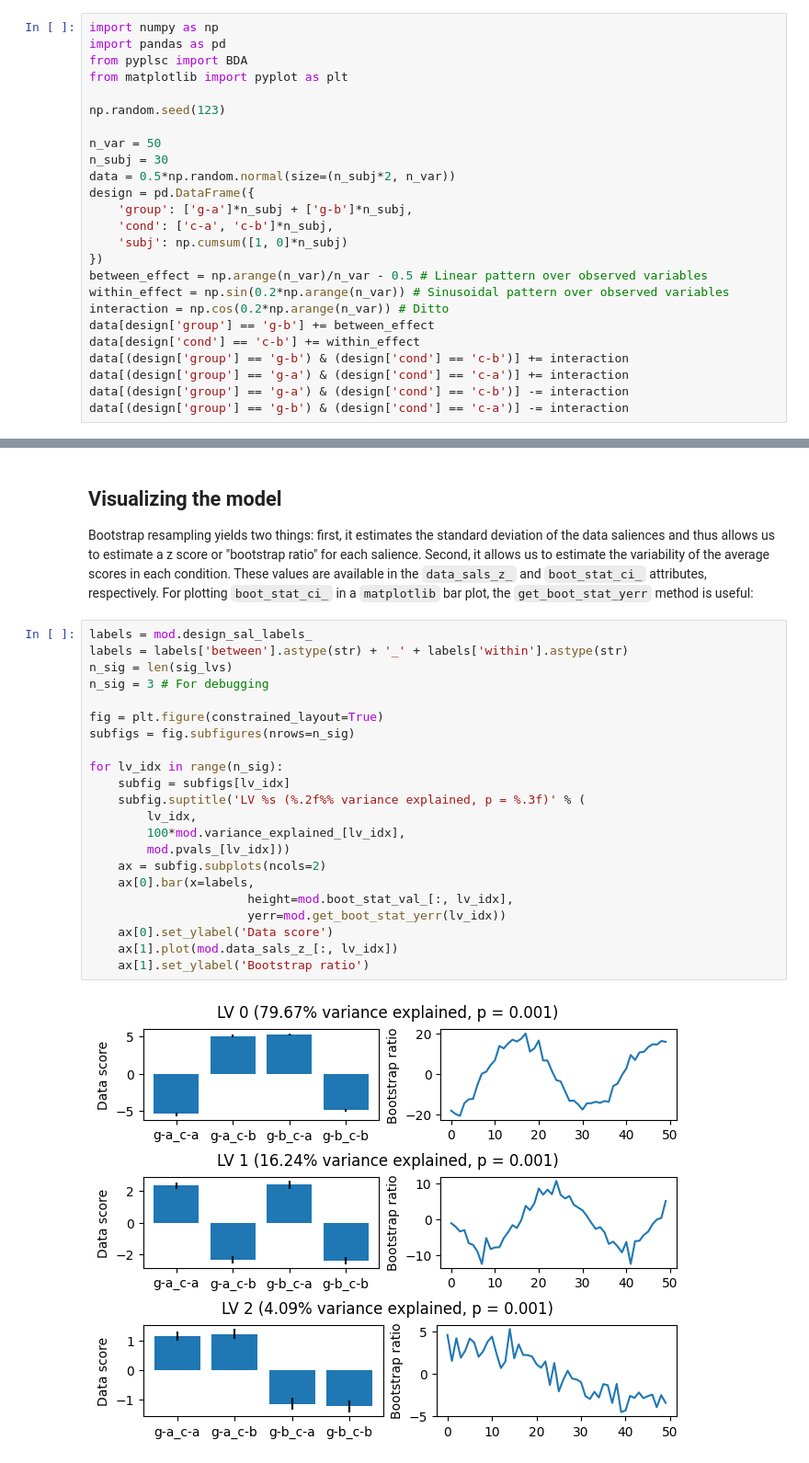
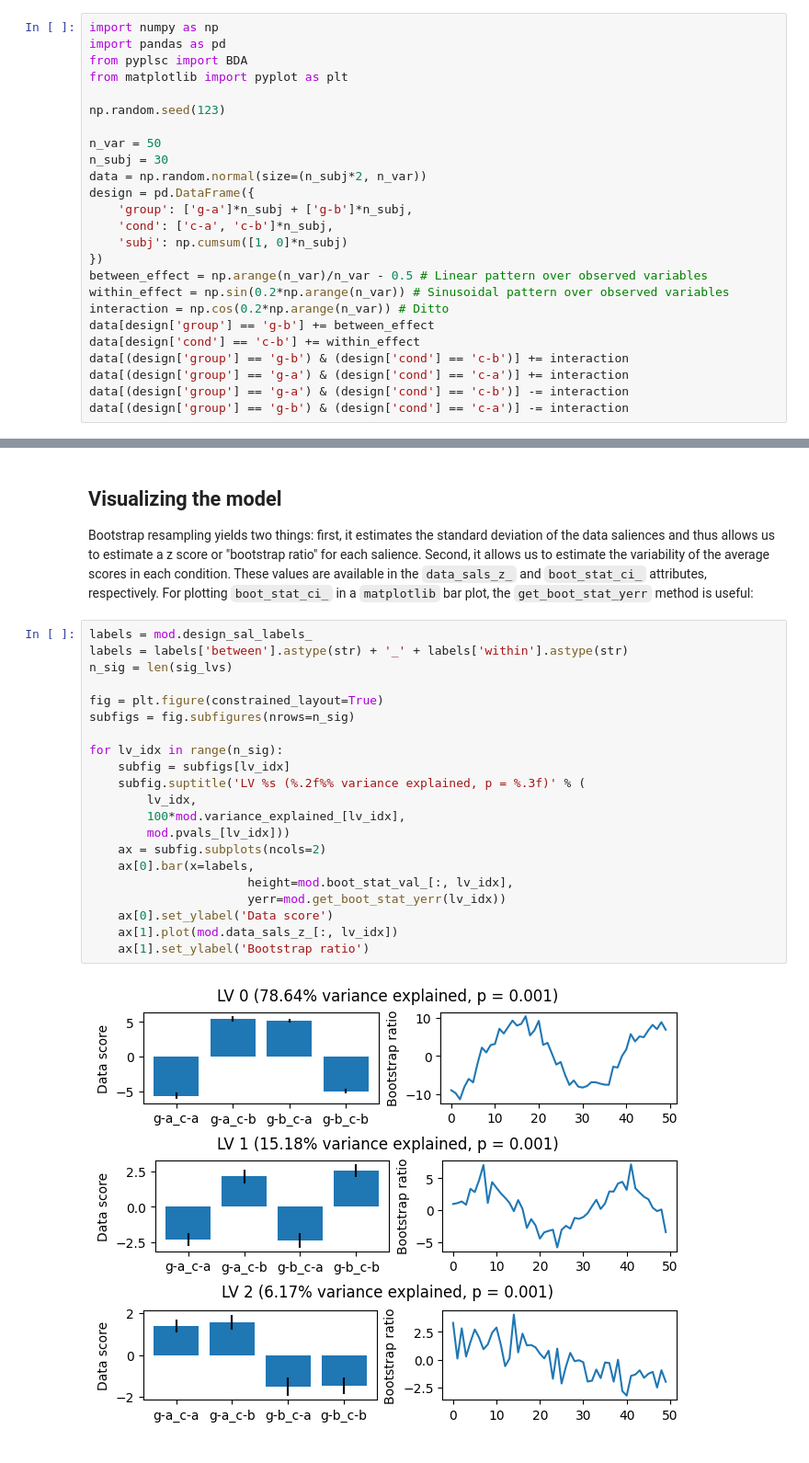
Before and after one commit to kinleyid/pyplsc, a Jupyter notebook: docs/source/notebooks/BDA.ipynb, the cells around one changed output, grey strips where cells are left out. Shown at 92% size. Cells and saved outputs as stored; diff of their text form.

```diff
--- a/docs/source/notebooks/BDA.ipynb
+++ b/docs/source/notebooks/BDA.ipynb
@@ -16,7 +16,7 @@ np.random.seed(123)
 
 n_var = 50
 n_subj = 30
-data = 0.5*np.random.normal(size=(n_subj*2, n_var))
+data = np.random.normal(size=(n_subj*2, n_var))
 design = pd.DataFrame({
     'group': ['g-a']*n_subj + ['g-b']*n_subj,
     'cond': ['c-a', 'c-b']*n_subj,
@@ -81,25 +81,24 @@ Bootstrap resampling yields two things: first, it estimates the standard deviati
 # %%
 labels = mod.design_sal_labels_
 labels = labels['between'].astype(str) + '_' + labels['within'].astype(str)
 n_sig = len(sig_lvs)
-n_sig = 3 # For debugging
 
 fig = plt.figure(constrained_layout=True)
 subfigs = fig.subfigures(nrows=n_sig)
 
 for lv_idx in range(n_sig):
     subfig = subfigs[lv_idx]
     subfig.suptitle('LV %s (%.2f%% variance explained, p = %.3f)' % (
         lv_idx,
         100*mod.variance_explained_[lv_idx],
         mod.pvals_[lv_idx]))
     ax = subfig.subplots(ncols=2)
     ax[0].bar(x=labels,
                       height=mod.boot_stat_val_[:, lv_idx],
                       yerr=mod.get_boot_stat_yerr(lv_idx))
     ax[0].set_ylabel('Data score')
     ax[1].plot(mod.data_sals_z_[:, lv_idx])
     ax[1].set_ylabel('Bootstrap ratio')
 # %% [output]
-[figure, old version]
+[figure, new version]
 # %% [markdown]
```
Also changed, not shown: parts of 8 cells of this notebook.
